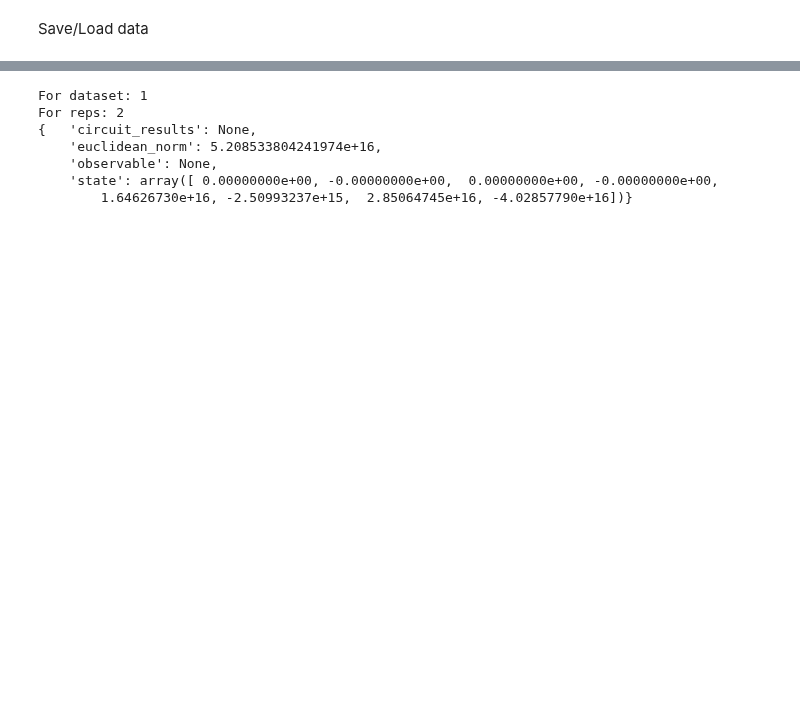
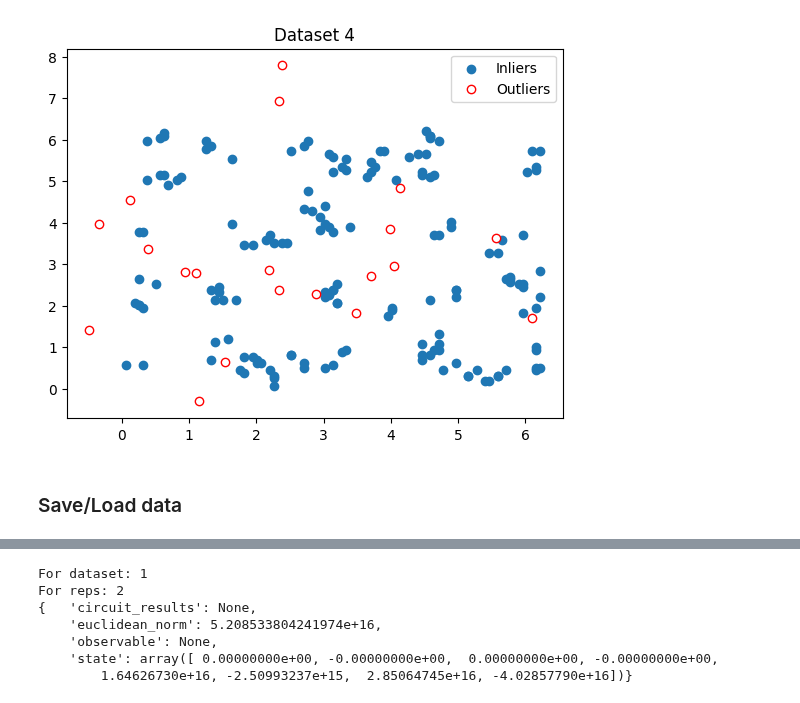
Before and after one commit to welremco/Group3QuantumOneClassSVMs, a Jupyter notebook: Algorithm 1 and 2.ipynb, the cells around one changed output, grey strips where cells are left out. Drawn from its saved outputs; the diff is of its cells as text; code cells hidden in the pictures; blank space fills up the shorter version.

```diff
--- a/Algorithm 1 and 2.ipynb
+++ b/Algorithm 1 and 2.ipynb
@@ -211,47 +221,52 @@ dataset_list.append([x,y])
 # %%
-# adhoc_dimension = 2
-# train_features, train_labels, _,_ = ad_hoc_data(
-#     training_size=80,
-#     test_size=0,
-#     n=adhoc_dimension,
-#     gap=0.6,
-#     plot_data=False,
-#     one_hot=False,
-#     include_sample_total=False,
-# )
-# x, y = make_blobs(n_samples=20, centers=3, cluster_std=2, center_box=(3, 3), random_state=111)
+adhoc_dimension = 2
+train_features, train_labels, _,_ = ad_hoc_data(
+    training_size=80,
+    test_size=0,
+    n=adhoc_dimension,
+    gap=0.6,
+    plot_data=False,
+    one_hot=False,
+    include_sample_total=False,
+)
+x, y = make_blobs(n_samples=20, centers=3, cluster_std=2, center_box=(3, 3), random_state=111)
 
-# # prepare data for One-Class model
-# train_labels[train_labels == 0] = 1
-# y[y != -1] = -1
+# prepare data for One-Class model
+train_labels[train_labels == 0] = 1
+y[y != -1] = -1
 
-# # add outliers to data
-# train_features = np.append(train_features, x, axis = 0)
-# train_labels = np.append(train_labels, y, axis = 0)
+# add outliers to data
+train_features = np.append(train_features, x, axis = 0)
+train_labels = np.append(train_labels, y, axis = 0)
 
-# # Plot to see data
-# plt.scatter(
-#     train_features[np.where(train_labels[:] == 1), 0],
-#     train_features[np.where(train_labels[:] == 1), 1],
-#     marker="o",
-#     facecolors="w",
-#     edgecolors="b",
-#     label="Training Label A",
-# )
-# plt.scatter(
-#     x[np.where(y[:] == -1), 0],
-#     x[np.where(y[:] == -1), 1],
-#     marker="o",
-#     facecolors="w",
-#     edgecolors="r",
-# )
+# Plot to see data
+plt.scatter(
+    train_features[np.where(train_labels[:] == 1), 0],
+    train_features[np.where(train_labels[:] == 1), 1],
+    #marker="o",
+    #facecolors="w",
+    #edgecolors="b",
+    label="Inliers",
+)
+plt.scatter(
+    x[np.where(y[:] == -1), 0],
+    x[np.where(y[:] == -1), 1],
+    marker="o",
+    facecolors="w",
+    edgecolors="r",
+    label="Outliers"
+)
 
-# plt.show()
+plt.title('Dataset 4')
+plt.legend()
+plt.show()
 
-# # Add data to dataset_list
-# dataset_list.append([train_features,train_labels])
+# Add data to dataset_list
+dataset_list.append([train_features,train_labels])
+# %% [output]
+[figure, added]
 # %% [markdown]
-Save/Load data
+### Save/Load data
 # %%
 import pickle
 def save_object(obj, filename):
```
Also changed, not shown: parts of 22 cells of this notebook, 7 other files.
